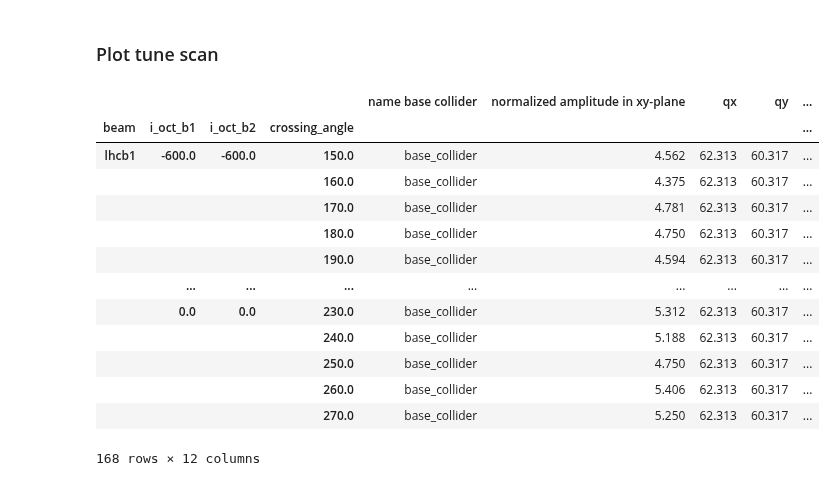
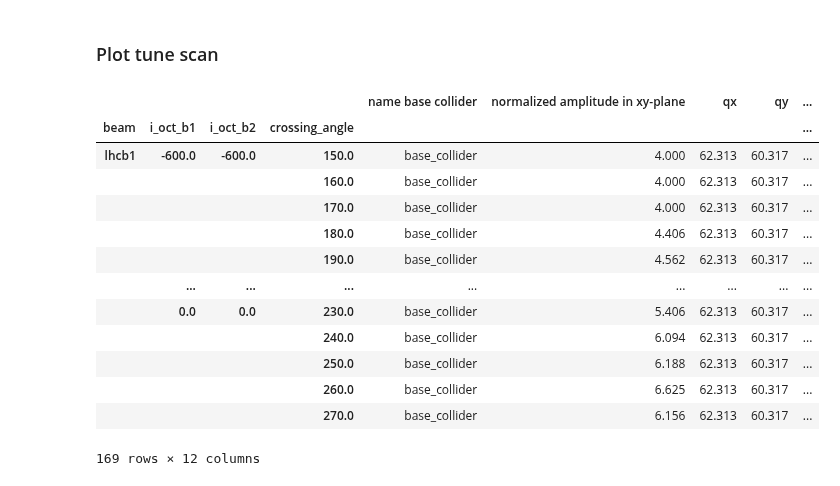
Before and after one commit to ColasDroin/DA_IPAC_2024, a Jupyter notebook: studies/analysis/analysis_oct_xing_scan_end_of_levelling_tune1.ipynb, the cells around one changed output. Cells and saved outputs as stored; diff of their text form; code cells hidden in the pictures.

```diff
--- a/studies/analysis/analysis_oct_xing_scan_end_of_levelling_tune1.ipynb
+++ b/studies/analysis/analysis_oct_xing_scan_end_of_levelling_tune1.ipynb
@@ -18,38 +18,38 @@ analysis_functions.apply_heatmap_style()
 ### Plot tune scan
 # %%
 # Define study
-STUDY_NAME = "oct_xing_scan_end_of_levelling_tune1"
+STUDY_NAME = "oct_xing_scan_end_of_levelling_tune1_corrected"
 COLLIDER = "base_collider"
 PARQUET_PATH = f"../scans/{STUDY_NAME}/da.parquet"
 CONF_MAD_PATH = f"../scans/{STUDY_NAME}/{COLLIDER}/config.yaml"
 CONF_COLLIDER_PATH = f"../scans/{STUDY_NAME}/{COLLIDER}/xtrack_0017/config.yaml"
 
 # Load dataframe
 df = pd.read_parquet(f"../scans/{STUDY_NAME}/da.parquet")
 
 # Round all numbers to 3 decimals
 df = df.round(3)
 
 # Keep only relevant collider
 df = df.reset_index(level=1)
 df = df[df["name base collider"] == COLLIDER]
 
 df
 # %% [output]
 |  |  |  |  | name base collider | normalized amplitude in xy-plane | qx | qy | ... |
 | beam | i_oct_b1 | i_oct_b2 | crossing_angle |  |  |  |  | ... |
-| lhcb1 | -600.0 | -600.0 | 150.0 | base_collider | 4.562 | 62.313 | 60.317 | ... |
-|  |  |  | 160.0 | base_collider | 4.375 | 62.313 | 60.317 | ... |
-|  |  |  | 170.0 | base_collider | 4.781 | 62.313 | 60.317 | ... |
-|  |  |  | 180.0 | base_collider | 4.750 | 62.313 | 60.317 | ... |
-|  |  |  | 190.0 | base_collider | 4.594 | 62.313 | 60.317 | ... |
+| lhcb1 | -600.0 | -600.0 | 150.0 | base_collider | 4.000 | 62.313 | 60.317 | ... |
+|  |  |  | 160.0 | base_collider | 4.000 | 62.313 | 60.317 | ... |
+|  |  |  | 170.0 | base_collider | 4.000 | 62.313 | 60.317 | ... |
+|  |  |  | 180.0 | base_collider | 4.406 | 62.313 | 60.317 | ... |
+|  |  |  | 190.0 | base_collider | 4.562 | 62.313 | 60.317 | ... |
 |  | ... | ... | ... | ... | ... | ... | ... | ... |
-|  | 0.0 | 0.0 | 230.0 | base_collider | 5.312 | 62.313 | 60.317 | ... |
-|  |  |  | 240.0 | base_collider | 5.188 | 62.313 | 60.317 | ... |
-|  |  |  | 250.0 | base_collider | 4.750 | 62.313 | 60.317 | ... |
-|  |  |  | 260.0 | base_collider | 5.406 | 62.313 | 60.317 | ... |
-|  |  |  | 270.0 | base_collider | 5.250 | 62.313 | 60.317 | ... |
+|  | 0.0 | 0.0 | 230.0 | base_collider | 5.406 | 62.313 | 60.317 | ... |
+|  |  |  | 240.0 | base_collider | 6.094 | 62.313 | 60.317 | ... |
+|  |  |  | 250.0 | base_collider | 6.188 | 62.313 | 60.317 | ... |
+|  |  |  | 260.0 | base_collider | 6.625 | 62.313 | 60.317 | ... |
+|  |  |  | 270.0 | base_collider | 6.156 | 62.313 | 60.317 | ... |
-168 rows × 12 columns
+169 rows × 12 columns
 # %%
 # Reshape for plotting
 df_to_plot = df.pivot(index="i_oct_b1", columns="crossing_angle", values="normalized amplitude in xy-plane")
```
Also changed, not shown: parts of 2 cells of this notebook, 11 other files.
